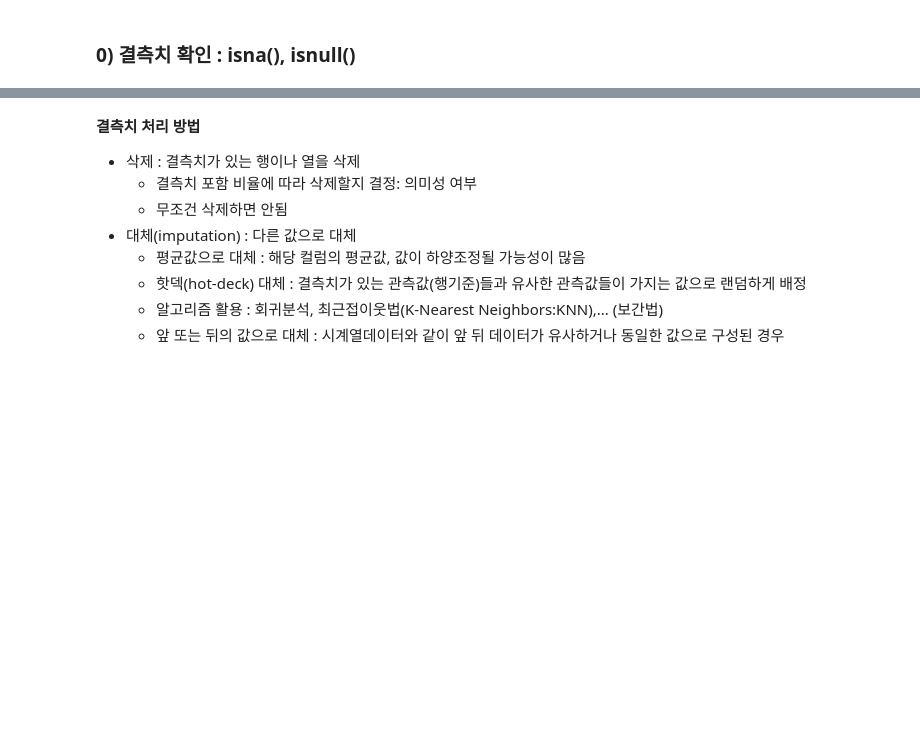
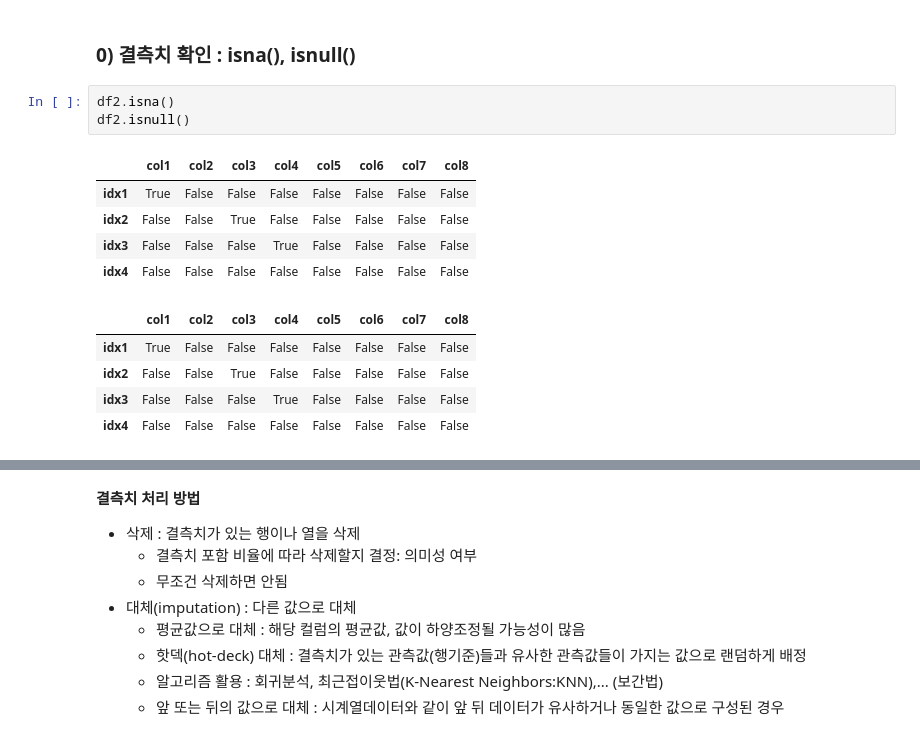
Before and after one commit to dkdkdk606/national_Defense, a Jupyter notebook: 04_pandas/1.코드/pandas_06_데이터파악과조작3_삭제_변경_결측치.ipynb, the cells around one changed output, grey strips where cells are left out. Cells and saved outputs as stored; diff of their text form; blank space fills up the shorter version.

```diff
--- a/04_pandas/1.코드/pandas_06_데이터파악과조작3_삭제_변경_결측치.ipynb
+++ b/04_pandas/1.코드/pandas_06_데이터파악과조작3_삭제_변경_결측치.ipynb
@@ -172,2 +196,16 @@ df1.drop(columns=['col1', 'col3'], index=df1.index[0:3])
 # %% [markdown]
 ### 0) 결측치 확인 : isna(), isnull()
+# %%
+df2.isna()
+df2.isnull()
+# %% [output]
+|  | col1 | col2 | col3 | col4 | col5 | col6 | col7 | col8 |
+| idx1 | True | False | False | False | False | False | False | False |
+| idx2 | False | False | True | False | False | False | False | False |
+| idx3 | False | False | False | True | False | False | False | False |
+| idx4 | False | False | False | False | False | False | False | False |
+|  | col1 | col2 | col3 | col4 | col5 | col6 | col7 | col8 |
+| idx1 | True | False | False | False | False | False | False | False |
+| idx2 | False | False | True | False | False | False | False | False |
+| idx3 | False | False | False | True | False | False | False | False |
+| idx4 | False | False | False | False | False | False | False | False |
```
Also changed, not shown: parts of 95 cells of this notebook, 11 other files.
